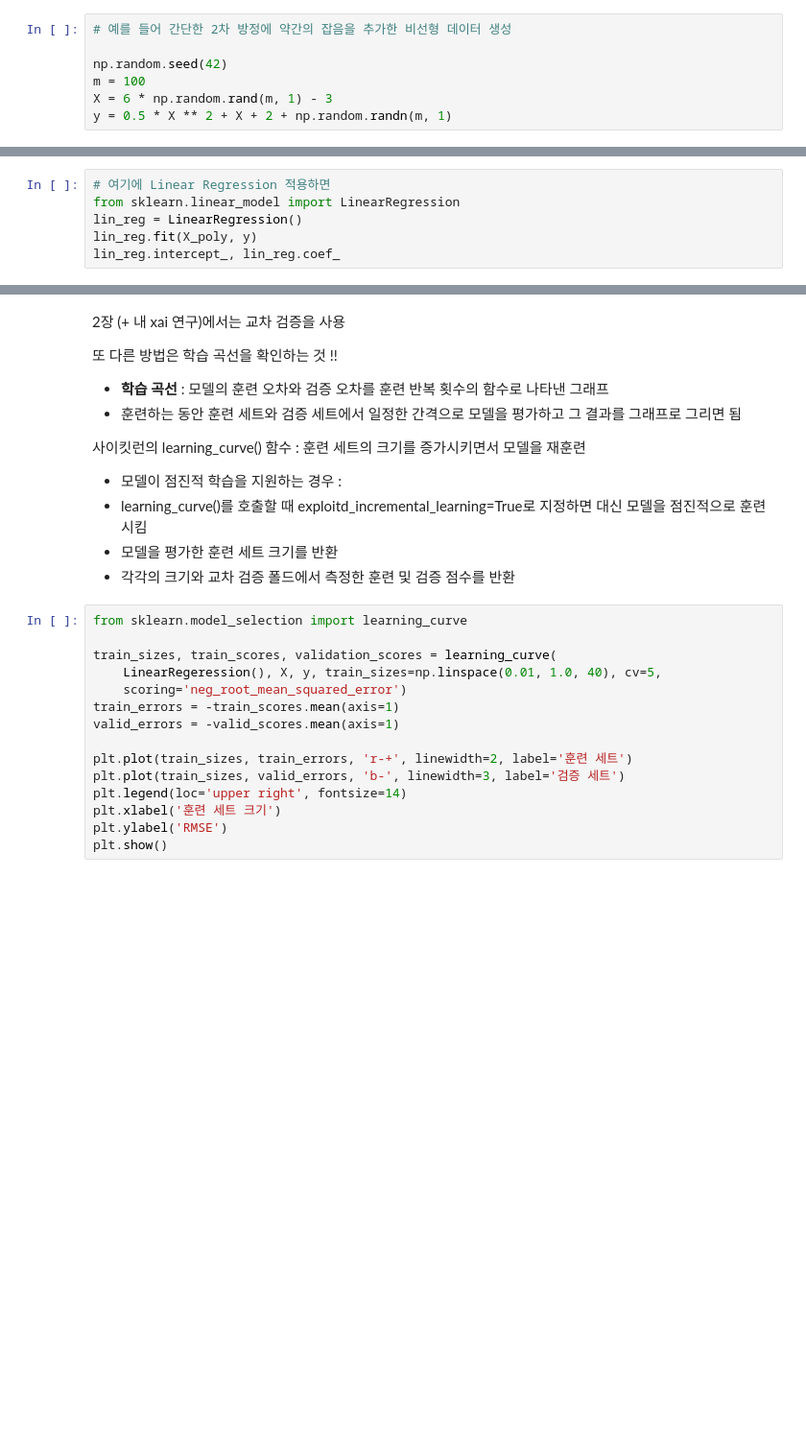
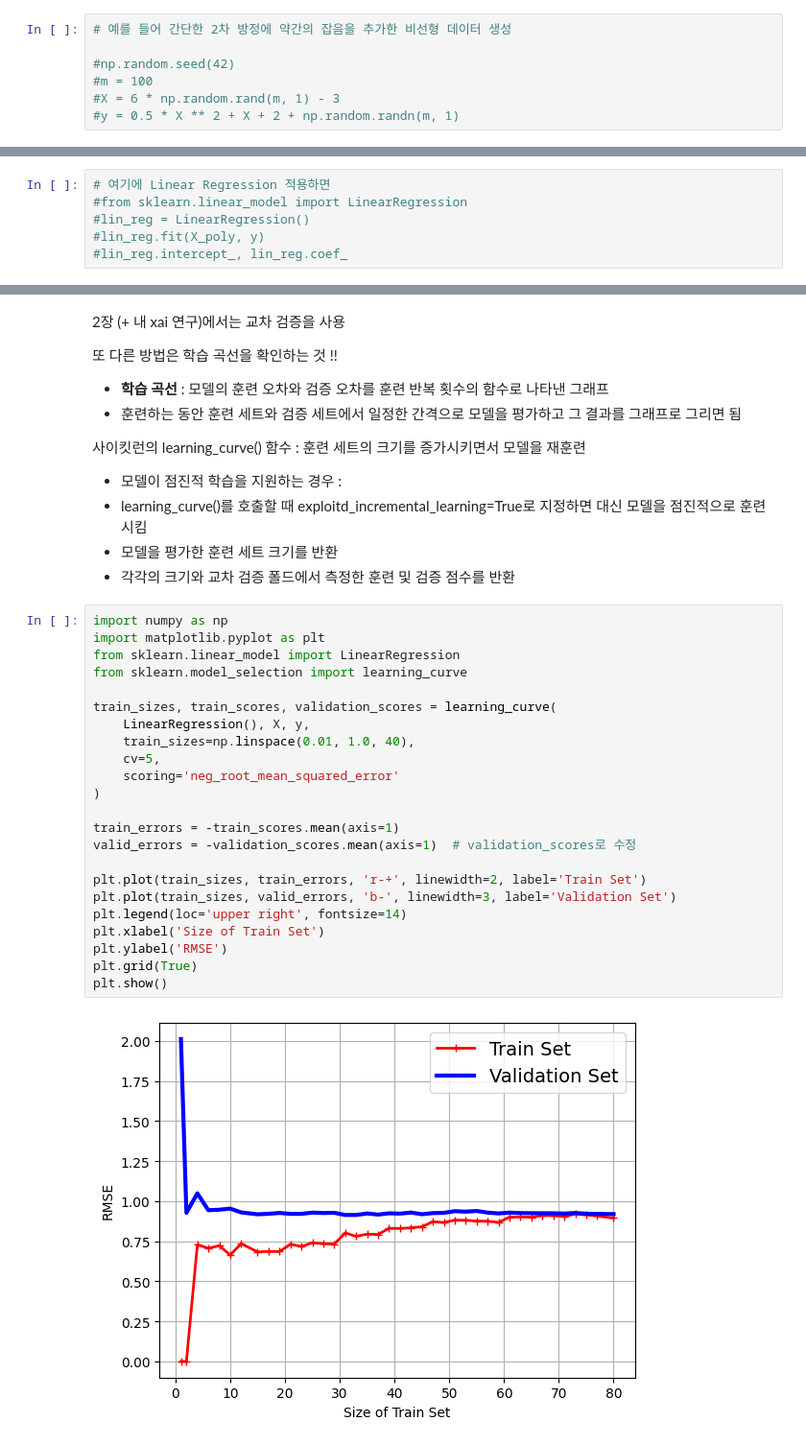
Before and after one commit to Le2se0hy/FA_ProAn, a Jupyter notebook: 핸즈온머신러닝_4장.ipynb, the cells around one changed output, grey strips where cells are left out. Shown at 96% size. Saved outputs shown, nothing was run; the diff lists cells and outputs as text; blank space fills up the shorter version.

```diff
--- a/핸즈온머신러닝_4장.ipynb
+++ b/핸즈온머신러닝_4장.ipynb
@@ -330,10 +361,10 @@ for epoch in range(n_epochs):
 # %%
 # 예를 들어 간단한 2차 방정에 약간의 잡음을 추가한 비선형 데이터 생성
 
-np.random.seed(42)
-m = 100
-X = 6 * np.random.rand(m, 1) - 3
-y = 0.5 * X ** 2 + X + 2 + np.random.randn(m, 1)
+#np.random.seed(42)
+#m = 100
+#X = 6 * np.random.rand(m, 1) - 3
+#y = 0.5 * X ** 2 + X + 2 + np.random.randn(m, 1)
 # %% [markdown]
 아니면 사이킷런의 PolynomialFeatures 를 사용해 훈련 데이터 변환도 ㄱㄴ
 - 훈련 세트에 있는 각 특성을 제곱하여 새로운 특성으로 추가 (여기서는 특성 하나가 추가됨)
@@ -347,10 +378,10 @@ X_poly[0]
 # X_poly 는 이제 원래 특성 X 와 이 특성의 제곱을 포함함
 # %%
 # 여기에 Linear Regression 적용하면
-from sklearn.linear_model import LinearRegression
-lin_reg = LinearRegression()
-lin_reg.fit(X_poly, y)
-lin_reg.intercept_, lin_reg.coef_
+#from sklearn.linear_model import LinearRegression
+#lin_reg = LinearRegression()
+#lin_reg.fit(X_poly, y)
+#lin_reg.intercept_, lin_reg.coef_
 # %% [markdown]
 특성이 여러 개일 때 다항 회귀는 특성 사이의 관계를 찾을 수 있음 (일반적인 선형 회귀 모델에선  X)
 
@@ -381,17 +412,27 @@ lin_reg.intercept_, lin_reg.coef_
 - 모델을 평가한 훈련 세트 크기를 반환
 - 각각의 크기와 교차 검증 폴드에서 측정한 훈련 및 검증 점수를 반환
 # %%
+import numpy as np
+import matplotlib.pyplot as plt
+from sklearn.linear_model import LinearRegression
 from sklearn.model_selection import learning_curve
 
 train_sizes, train_scores, validation_scores = learning_curve(
-    LinearRegeression(), X, y, train_sizes=np.linspace(0.01, 1.0, 40), cv=5,
-    scoring='neg_root_mean_squared_error')
+    LinearRegression(), X, y,
+    train_sizes=np.linspace(0.01, 1.0, 40),
+    cv=5,
+    scoring='neg_root_mean_squared_error'
+)
+
 train_errors = -train_scores.mean(axis=1)
-valid_errors = -valid_scores.mean(axis=1)
+valid_errors = -validation_scores.mean(axis=1)  # validation_scores로 수정
 
-plt.plot(train_sizes, train_errors, 'r-+', linewidth=2, label='훈련 세트')
-plt.plot(train_sizes, valid_errors, 'b-', linewidth=3, label='검증 세트')
+plt.plot(train_sizes, train_errors, 'r-+', linewidth=2, label='Train Set')
+plt.plot(train_sizes, valid_errors, 'b-', linewidth=3, label='Validation Set')
 plt.legend(loc='upper right', fontsize=14)
-plt.xlabel('훈련 세트 크기')
+plt.xlabel('Size of Train Set')
 plt.ylabel('RMSE')
+plt.grid(True)
 plt.show()
+# %% [output]
+[figure, added]
```
Also changed, not shown: parts of 9 cells of this notebook.
